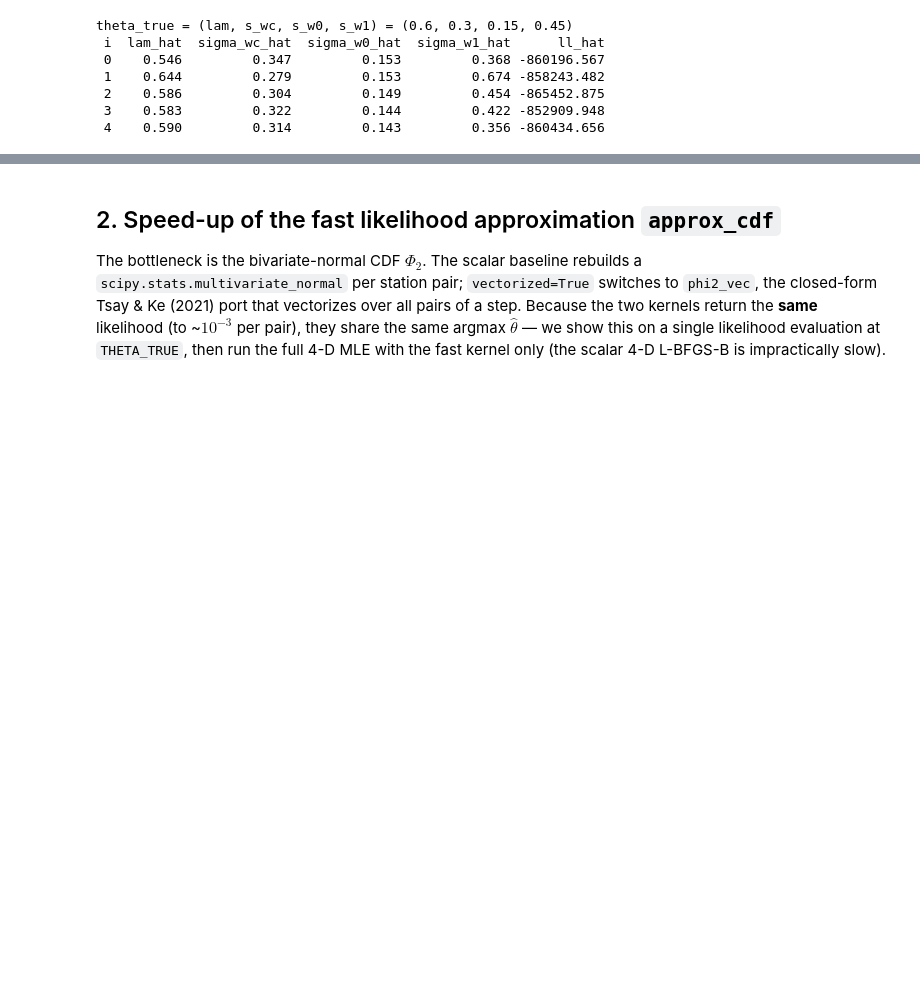
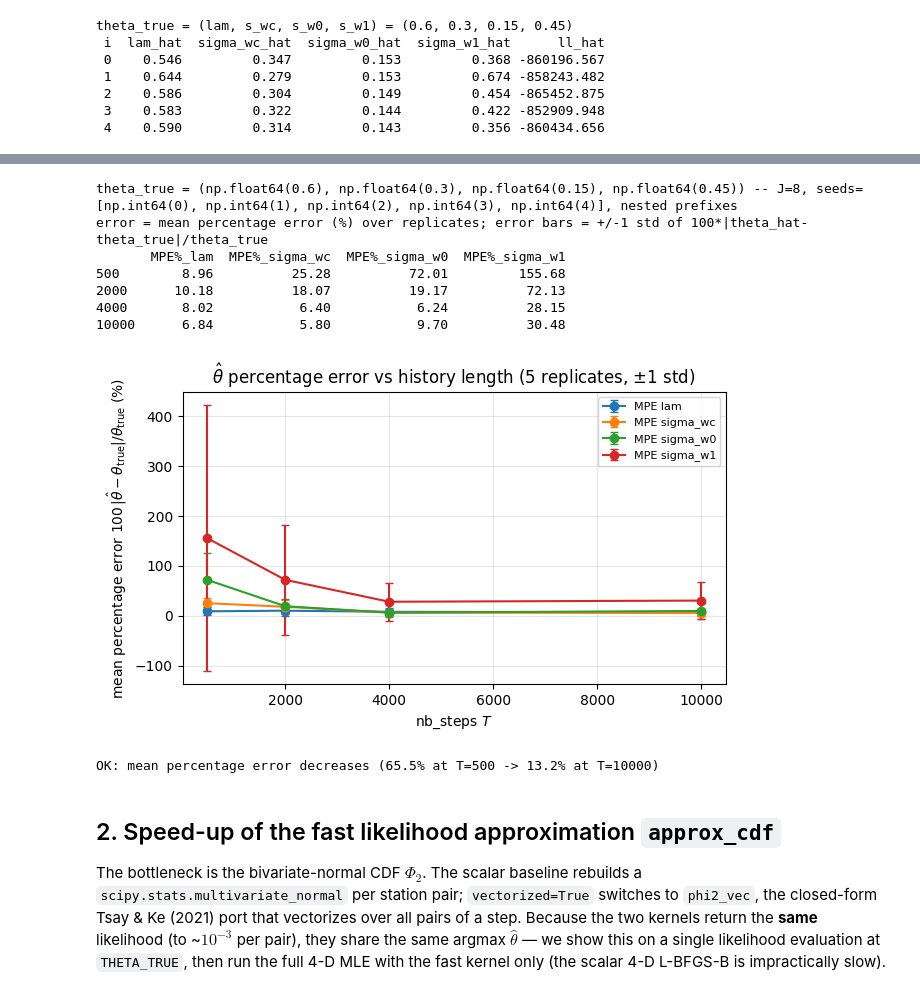
Before and after one commit to antoinedoize/rainfall_occurrence_BMCD, a Jupyter notebook: spatial_bmcd/tests_parameter_estimation.ipynb, the cells around one changed output, grey strips where cells are left out. Saved outputs shown, nothing was run; the diff lists cells and outputs as text; code cells hidden in the pictures; blank space fills up the shorter version.

```diff
--- a/spatial_bmcd/tests_parameter_estimation.ipynb
+++ b/spatial_bmcd/tests_parameter_estimation.ipynb
@@ -170,41 +172,46 @@ KEYS          = [str(k) for k in data["keys"]]
 theta_true    = data["theta_true"]
 
 # Percentage error puts every component on the same dimensionless scale, so the four
 # curves are directly comparable: pct[s, t, k] = 100 * |theta_hat - theta_true| / theta_true.
 pct_stack = 100.0 * err_stack / theta_true                # broadcast over component axis
 mpe     = pd.DataFrame(pct_stack.mean(axis=0),        index=NB_STEPS_GRID, columns=KEYS)
 mpe_std = pd.DataFrame(pct_stack.std(axis=0, ddof=1), index=NB_STEPS_GRID, columns=KEYS)
 
-# Aggregate mean percentage error: average the per-component percentage error per replicate,
-# then mean/std over the replicates.
-mpe_by_seed = pct_stack.mean(axis=2)                      # (n_seeds, n_T)
-agg     = mpe_by_seed.mean(axis=0)
-agg_std = mpe_by_seed.std(axis=0, ddof=1)
+# Aggregate mean percentage error (programmatic check only, not plotted or tabulated):
+# average the per-component percentage error per replicate, then mean over the replicates.
+agg = pct_stack.mean(axis=2).mean(axis=0)                 # (n_T,)
 
 summary = mpe.copy()
 summary.columns = [f"MPE%_{k}" for k in KEYS]
-summary["mean_pct_err"] = agg
-summary["mean_pct_err_std"] = agg_std
 print(f"theta_true = {tuple(np.round(theta_true, 4))} -- J=8, seeds={SEEDS}, nested prefixes")
 print("error = mean percentage error (%) over replicates; error bars = +/-1 std of 100*|theta_hat-theta_true|/theta_true")
 print(summary.round(2).to_string())
 
 fig, ax = plt.subplots(figsize=(6.5, 4))
 for k in KEYS:
     ax.errorbar(NB_STEPS_GRID, mpe[k], yerr=mpe_std[k], fmt="o-", capsize=3, label=f"MPE {k}")
-ax.errorbar(NB_STEPS_GRID, agg, yerr=agg_std, fmt="ks--", lw=2, capsize=3, label="mean percentage error")
 ax.set_xlabel("nb_steps $T$")
 ax.set_ylabel(r"mean percentage error $100\,|\hat\theta-\theta_{\mathrm{true}}|/\theta_{\mathrm{true}}$ (%)")
 ax.set_title(r"$\hat\theta$ percentage error vs history length (5 replicates, $\pm1$ std)")
 ax.grid(alpha=0.3)
 ax.legend(fontsize=8)
 plt.tight_layout()
 plt.show()
 
 assert agg[-1] < agg[0], \
     "estimation error should decrease from the shortest to the longest history"
 print("OK: mean percentage error decreases "
       f"({agg[0]:.1f}% at T={NB_STEPS_GRID[0]} -> {agg[-1]:.1f}% at T={NB_STEPS_GRID[-1]})")
+# %% [output]
+theta_true = (np.float64(0.6), np.float64(0.3), np.float64(0.15), np.float64(0.45)) -- J=8, seeds=[np.int64(0), np.int64(1), np.int64(2), np.int64(3), np.int64(4)], nested prefixes
+error = mean percentage error (%) over replicates; error bars = +/-1 std of 100*|theta_hat-theta_true|/theta_true
+       MPE%_lam  MPE%_sigma_wc  MPE%_sigma_w0  MPE%_sigma_w1
+500        8.96          25.28          72.01         155.68
+2000      10.18          18.07          19.17          72.13
+4000       8.02           6.40           6.24          28.15
+10000      6.84           5.80           9.70          30.48
+[figure, added]
+OK: mean percentage error decreases (65.5% at T=500 -> 13.2% at T=10000)
 # %% [markdown]
 ## 2. Speed-up of the fast likelihood approximation `approx_cdf`
 
```
Also changed, not shown: parts of 4 cells of this notebook, 12 other files.
